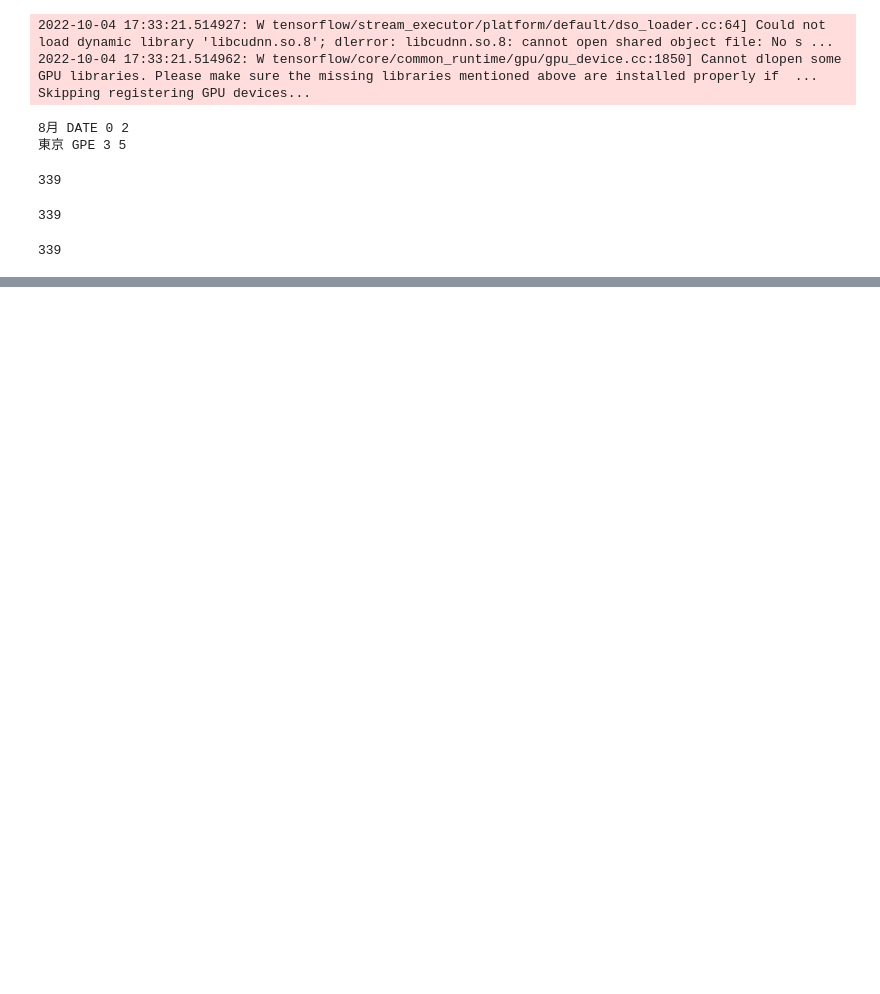
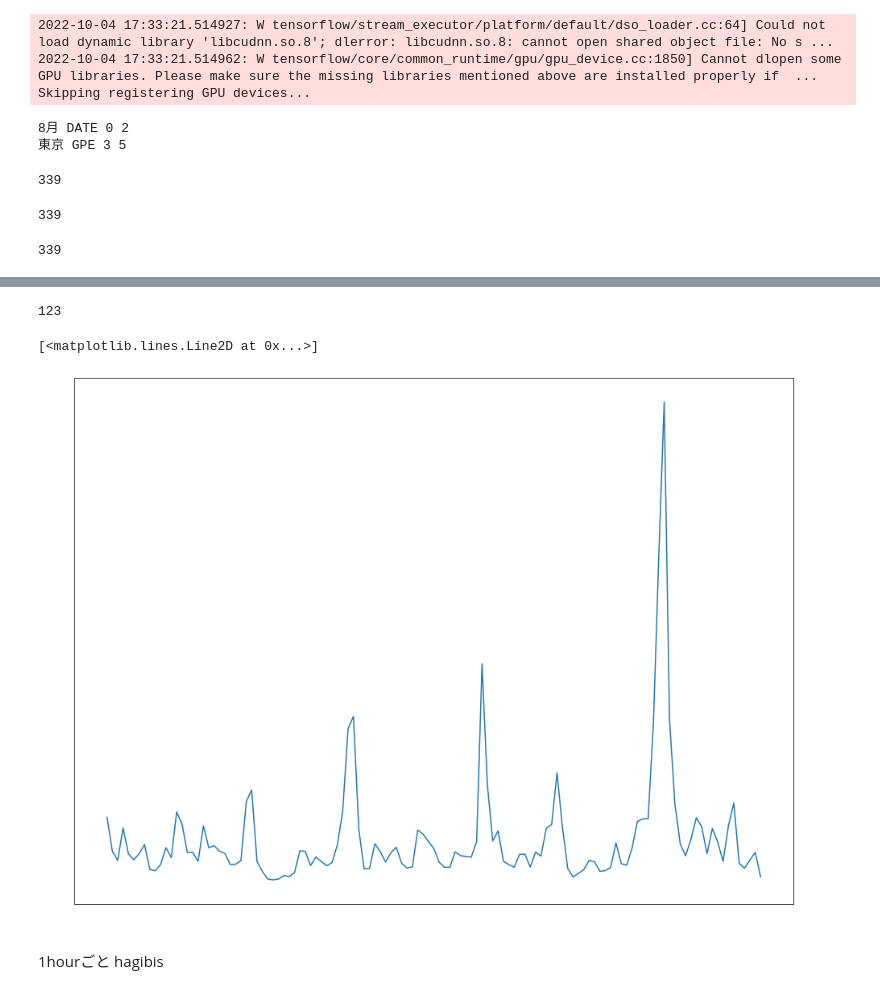
Before and after one commit to sy-zvjkqv/disaster_analysis_Twitter, a Jupyter notebook: notebooks/hurricane/analysis.ipynb, the cells around one changed output, grey strips where cells are left out. Saved outputs shown, nothing was run; the diff lists cells and outputs as text; code cells hidden in the pictures; blank space fills up the shorter version.

Commit message:
make time columns and analyze time-relation

```diff
--- a/notebooks/hurricane/analysis.ipynb
+++ b/notebooks/hurricane/analysis.ipynb
@@ -165,0 +138,30 @@ counter_in_False
+# %%
+compare_times.sort()
+# %%
+tweet_nums_per_day = []
+for i in compare_times:
+    tweet_nums_per_day.append(len(time_line_df[time_line_df['ymd']==i]))
+# %%
+hour_for_xlabel = []
+for i in compare_times:
+    hour_for_xlabel.append(str(i)[-2:])
+# %%
+xlabel = []
+for i in compare_times:
+    xlabel.append('{}/{}'.format(str(i)[4:6],str(i)[6:8]))
+# %%
+len(xlabel)
+# %% [output]
+123
+# %%
+plt.rcParams["figure.figsize"] = (16, 12)
+plt.xticks(rotation=30)
+plt.tick_params(direction = "inout", length = 5, colors = "white")
+plt.xticks(np.arange(0, 123, 10))
+plt.plot(xlabel,tweet_nums_per_day)
+# %% [output]
+[<matplotlib.lines.Line2D at 0x...>]
+[figure, added]
+# %% [markdown]
+1hourごと
+hagibis
```
Also changed, not shown: parts of 13 cells of this notebook, 1 other file.
